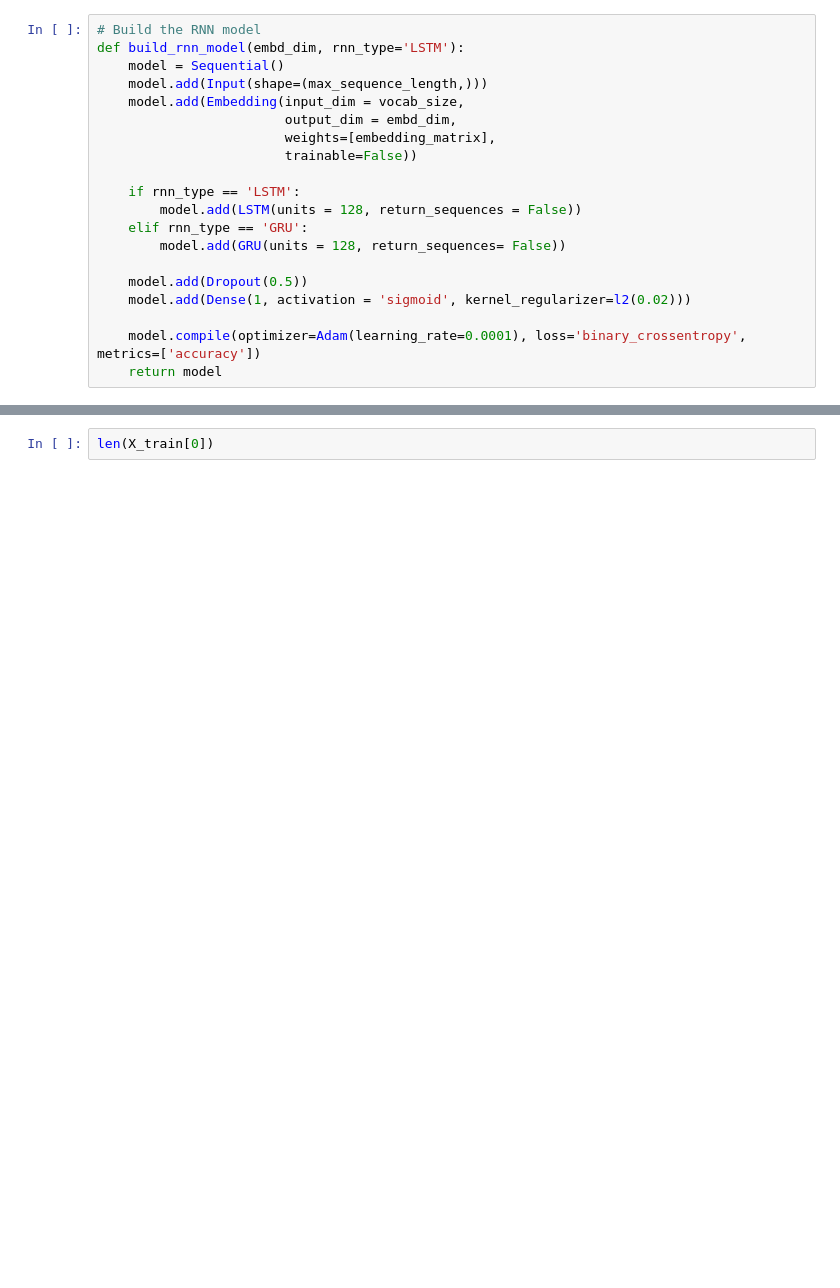
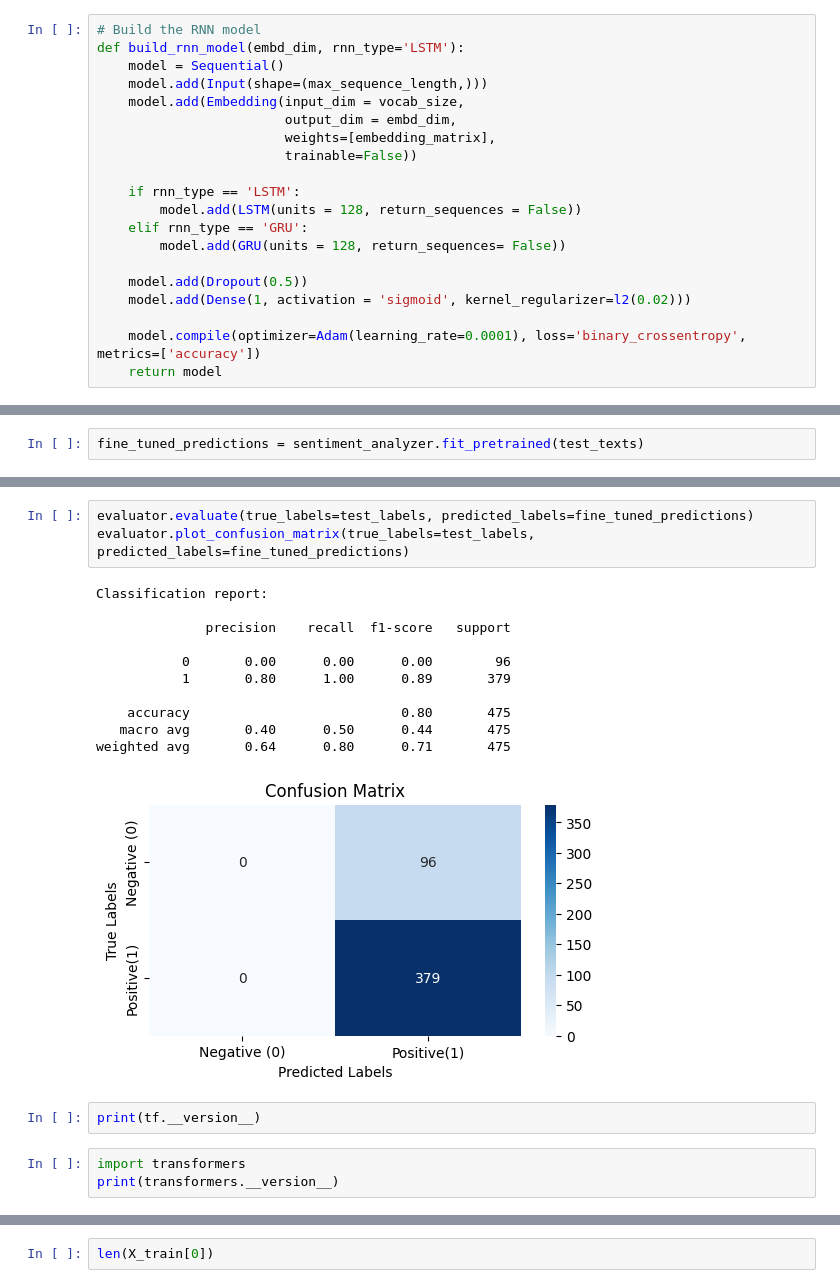
Before and after one commit to yashchougule19/DELTA_Element3, a Jupyter notebook: 3.3.ipynb, the cells around one changed output, grey strips where cells are left out. Drawn from its saved outputs; the diff is of its cells as text; blank space fills up the shorter version.

```diff
--- a/3.3.ipynb
+++ b/3.3.ipynb
@@ -481,0 +596,2 @@ array([[ 11,  85],
+# %%
+fine_tuned_predictions = sentiment_analyzer.fit_pretrained(test_texts)
@@ -481,0 +620,20 @@ array([[ 11,  85],
+# %%
+evaluator.evaluate(true_labels=test_labels, predicted_labels=fine_tuned_predictions)
+evaluator.plot_confusion_matrix(true_labels=test_labels, predicted_labels=fine_tuned_predictions)
+# %% [output]
+Classification report:
+
+              precision    recall  f1-score   support
+
+           0       0.00      0.00      0.00        96
+           1       0.80      1.00      0.89       379
+
+    accuracy                           0.80       475
+   macro avg       0.40      0.50      0.44       475
+weighted avg       0.64      0.80      0.71       475
+[figure, added]
+# %%
+print(tf.__version__)
+# %%
+import transformers
+print(transformers.__version__)
```
Also changed, not shown: parts of 36 cells of this notebook.
